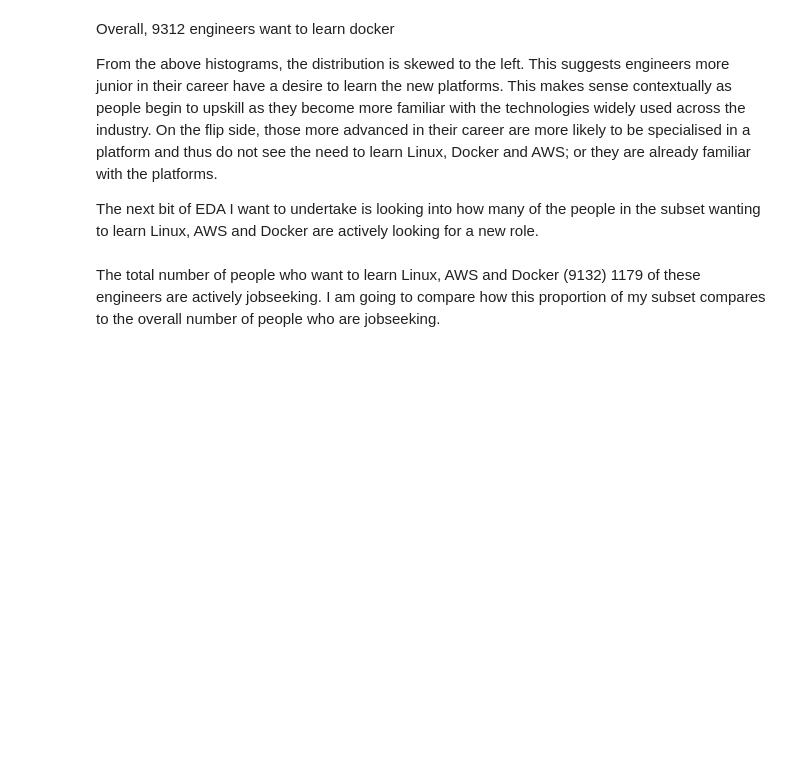
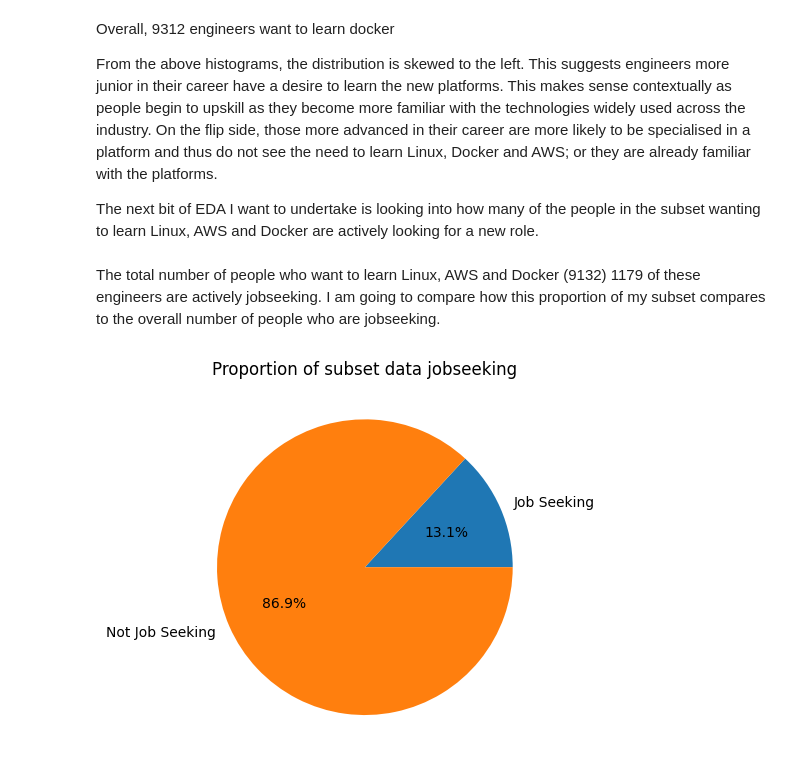
Before and after one commit to JTrehan1/EDARepo, a Jupyter notebook: developerDataAnalysis.ipynb, the cells around one changed output. Saved outputs shown, nothing was run; the diff lists cells and outputs as text; code cells hidden in the pictures; blank space fills up the shorter version.

Commit message:
Pie chart for the proportion of people jobseeking who are jobseeking and fall within the platforms subset

```diff
--- a/developerDataAnalysis.ipynb
+++ b/developerDataAnalysis.ipynb
@@ -184,6 +184,15 @@ jobseeking_whole = developerDataset[developerDataset["JobSeek"] == "I am activel
 The total number of people who want to learn Linux, AWS and Docker (9132) 1179 of these engineers are actively jobseeking. I am going to compare how this proportion of my subset compares to the overall number of people who are jobseeking.
 # %%
 # Plotting the proportion of people who are jobseeking within my Linux, AWS and Docker subset
-plt.pie()
+job_seeking_proportion = 1179/9132
+non_job_seeking_proportion = (9132-1179)/9312
+labels = ["Job Seeking", "Not Job Seeking"]
+sizes = [job_seeking_proportion, non_job_seeking_proportion]
+plt.pie(sizes, labels=labels, autopct="%1.1f%%" )
+plt.title("Proportion of subset data jobseeking")
+plt.show()
 
-# Plotting the proportion of people who are jobseeking overall
+
+# TODOPlotting the proportion of people who are jobseeking overall
+# %% [output]
+[figure, added]
```
